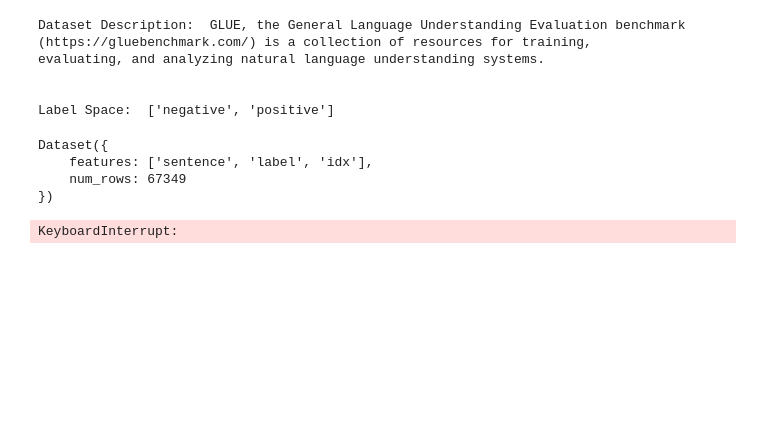
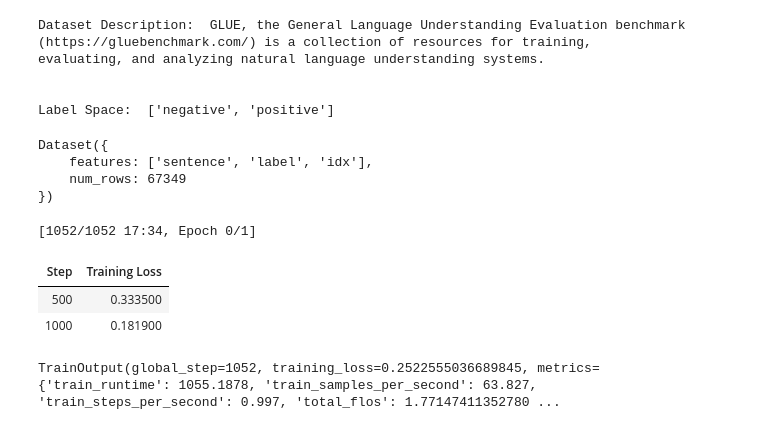
Before and after one commit to pramodith/llm_exploration, a Jupyter notebook: bert_sparse_attention_training.ipynb, the cells around one changed output. Cells and saved outputs as stored; diff of their text form; code cells hidden in the pictures; blank space fills up the shorter version.

```diff
--- a/bert_sparse_attention_training.ipynb
+++ b/bert_sparse_attention_training.ipynb
@@ -47,28 +67,35 @@ dev_dataset = dev_dataset.map(lambda examples: tokenizer(examples['sentence'], t
 # %%
 # Train the model using the Trainer class
 from transformers import TrainingArguments, Trainer
 # Define the training arguments
 training_args = TrainingArguments(
     output_dir='./results',          # output directory
     num_train_epochs=1,            # total number of training steps
-    per_device_train_batch_size=1,  # batch size per device during training
-    per_device_eval_batch_size=64,   # batch size for evaluation
+    per_device_train_batch_size=16,  # batch size per device during training
+    per_device_eval_batch_size=128,   # batch size for evaluation
     warmup_steps=500,                # number of warmup steps for learning rate scheduler
     weight_decay=0.01,               # strength of weight decay
+    gradient_accumulation_steps=4,
     logging_dir='./logs',            # directory for storing logs
+    fp16=True,
+    gradient_checkpointing= True
 )
 
 # Initialize the trainer
 trainer = Trainer(
     model=model,
     tokenizer=tokenizer,                 # the instantiated 🤗 Transformers model to be trained
     args=training_args,                  # training arguments, defined above
     train_dataset=train_dataset,         # training dataset
     eval_dataset=dev_dataset,           # evaluation dataset
 )
 
 trainer.train()
 # %% [output]
-KeyboardInterrupt:
+[1052/1052 17:34, Epoch 0/1]
+| Step | Training Loss |
+| 500 | 0.333500 |
+| 1000 | 0.181900 |
+TrainOutput(global_step=1052, training_loss=0.2522555036689845, metrics={'train_runtime': 1055.1878, 'train_samples_per_second': 63.827, 'train_steps_per_second': 0.997, 'total_flos': 1.77147411352780 ...
 # %%
 # Evaluate the model on the test dataset
```
Also changed, not shown: parts of 9 cells of this notebook.
